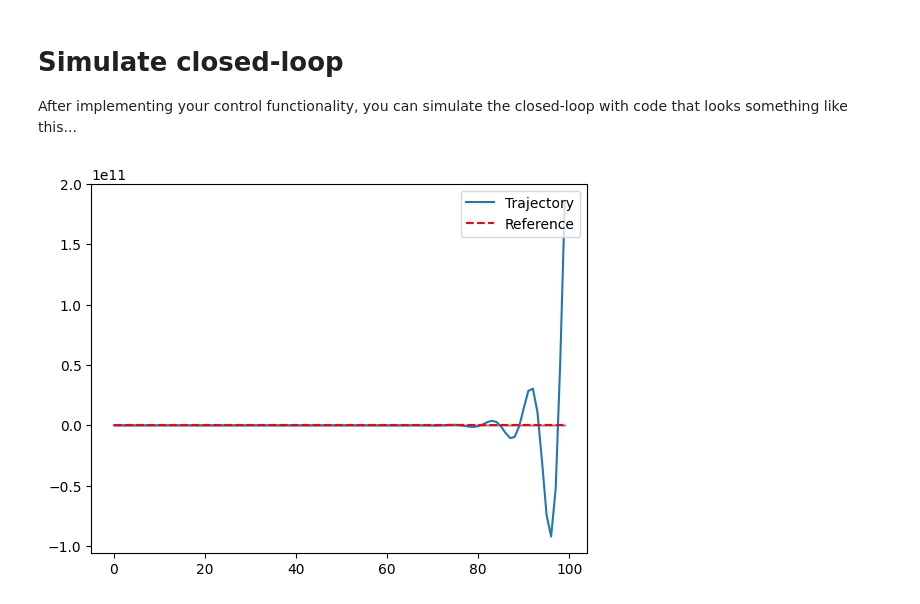
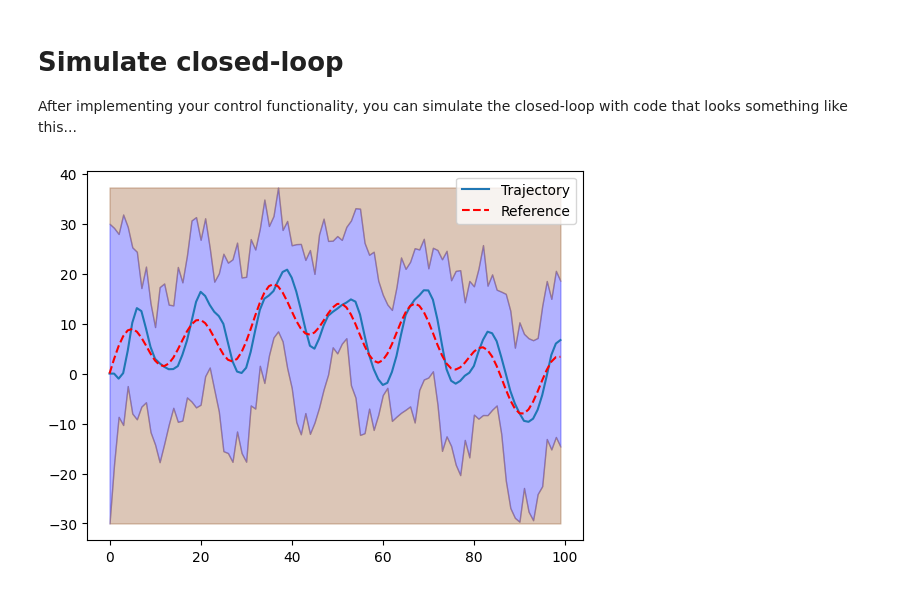
Before and after one commit to zejia-he/b1-coding-practical-mt24, a Jupyter notebook: notebooks/demo.ipynb, the cells around one changed output. Saved outputs shown, nothing was run; the diff lists cells and outputs as text; code cells hidden in the pictures.

```diff
--- a/notebooks/demo.ipynb
+++ b/notebooks/demo.ipynb
@@ -17,19 +17,20 @@ After implementing your control functionality, you can simulate the closed-loop
 # %%
 # Import relevant modules
 from uuv_mission import Submarine, ClosedLoop, Mission, controller
 
 sub = Submarine()
+pd = controller()
 # Instantiate your controller (depending on your implementation)
-closed_loop = ClosedLoop(sub, controller)
+closed_loop = ClosedLoop(sub, pd)
 
 # Find the path of the mission.csv file
 import os
 project_root = os.path.abspath(os.path.join(os.getcwd(), '..'))
 file_path = os.path.join(project_root, 'data', 'mission.csv')
 
 mission = Mission.from_csv(file_path)
 
 trajectory = closed_loop.simulate_with_random_disturbances(mission)
 trajectory.plot_completed_mission(mission)
 # %% [output]
-[figure, old version]
+[figure, new version]
```
Also changed, not shown: parts of 2 cells of this notebook, 1 other file.
